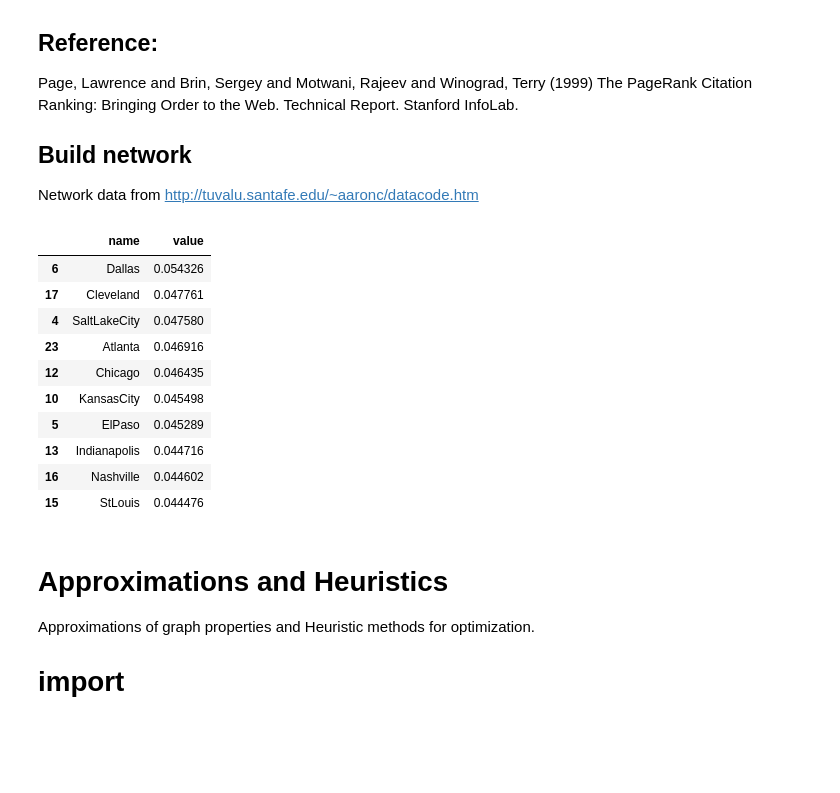
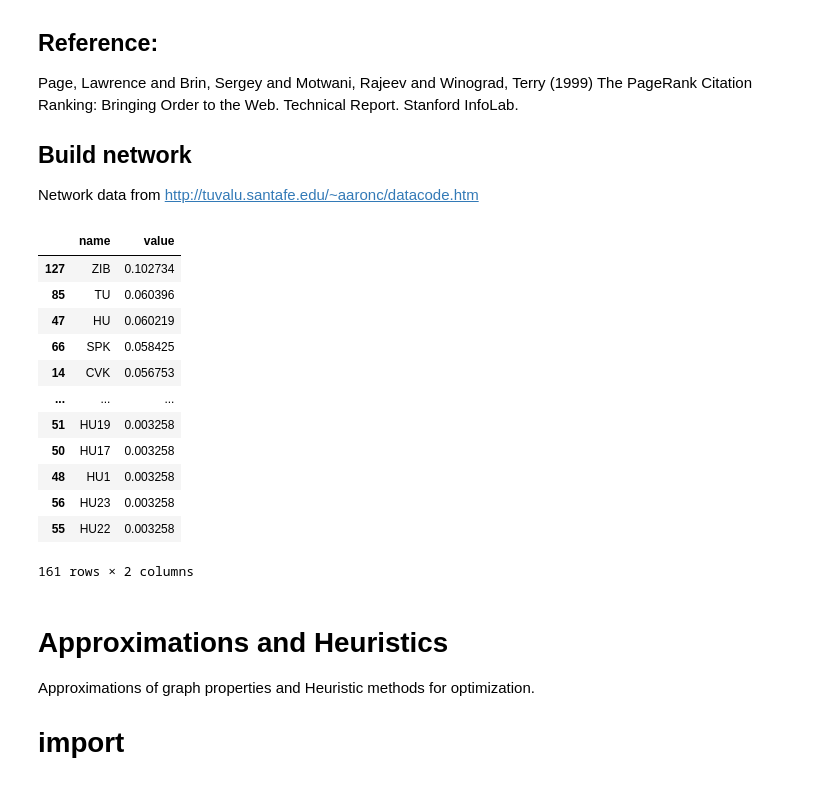
Before and after one commit to yrafique/VNF-python, a Jupyter notebook: NetworkImport.ipynb, the cells around one changed output. Drawn from its saved outputs; the diff is of its cells as text; code cells hidden in the pictures; blank space fills up the shorter version.

```diff
--- a/NetworkImport.ipynb
+++ b/NetworkImport.ipynb
@@ -94,16 +0,0 @@ def read_demands(demandlist)-> dict:
-# %%
-#Function that will be called to read networks from other files
-def read_network(filename: str) -> dict:
-    Read_Data = minidom.parse(filename)
-    nodelist = Read_Data.getElementsByTagName("node")
-    nodes = read_nodes(nodelist)
-
-    linklist = Read_Data.getElementsByTagName("link")
-    links = read_links(linklist)
-
-    demandlist = Read_Data.getElementsByTagName("demand")
-    demands = read_demands(demandlist)
-
-    c = nodes, links, demands
-
-    return c
@@ -127,8 +1,6 @@ def print_test(network_name: str, nodes: dict, links: dict, demands: dict ):
 # %% [markdown]
 Network X Code goes here, now we convert it into a graph
 # %%
-
-
 #Building a Network with Network
 
 #1. Convert XML Network Dictionary into a networkx graph
@@ -143,11 +15,11 @@ from ImportNetworkFromXML import *
 
 G = nx.Graph()
 
-
+path = 'Networks/'
 options = ['abilene.xml' , 'janos-us.xml', 'brain.xml']
 
-network_name = options[1]
-from_xml = read_network(network_name)
+network_name = options[2]
+from_xml = read_network(path+network_name)
 
 nodes = from_xml[0]
 links = from_xml[1]
@@ -180,7 +52,8 @@ for link in links.keys():
 
 
 nx.draw(G, nx.get_node_attributes(G, 'pos'), with_labels=True, node_size=0)
-print(nx.dijkstra_path(G,'Seattle', 'Miami'))
+#print(nx.dijkstra_path(G,'UP10', 'ADH10'))
+
 
 # final all shortest path pairs
 sp = dict(nx.all_pairs_shortest_path(G))
@@ -267,21 +139,23 @@ Network data from http://tuvalu.santafe.edu/~aaronc/datacode.htm
 # %%
 pr = nx.pagerank(G, alpha=0.85)
 
 pr_df = pd.DataFrame([{'name': k, 'value': v} for k, v in pr.items()])
 pr_df.head()
-pr_df.sort_values('value', ascending=False).head(10)
+pr_df.sort_values('value', ascending=False)
 # %% [output]
 |  | name | value |
-| 6 | Dallas | 0.054326 |
-| 17 | Cleveland | 0.047761 |
-| 4 | SaltLakeCity | 0.047580 |
-| 23 | Atlanta | 0.046916 |
-| 12 | Chicago | 0.046435 |
-| 10 | KansasCity | 0.045498 |
-| 5 | ElPaso | 0.045289 |
-| 13 | Indianapolis | 0.044716 |
-| 16 | Nashville | 0.044602 |
-| 15 | StLouis | 0.044476 |
+| 127 | ZIB | 0.102734 |
+| 85 | TU | 0.060396 |
+| 47 | HU | 0.060219 |
+| 66 | SPK | 0.058425 |
+| 14 | CVK | 0.056753 |
+| ... | ... | ... |
+| 51 | HU19 | 0.003258 |
+| 50 | HU17 | 0.003258 |
+| 48 | HU1 | 0.003258 |
+| 56 | HU23 | 0.003258 |
+| 55 | HU22 | 0.003258 |
+161 rows × 2 columns
 # %% [markdown]
 # Approximations and Heuristics
 Approximations of graph properties and Heuristic methods for optimization.
```
Also changed, not shown: parts of 9 cells of this notebook, 10 other files.
